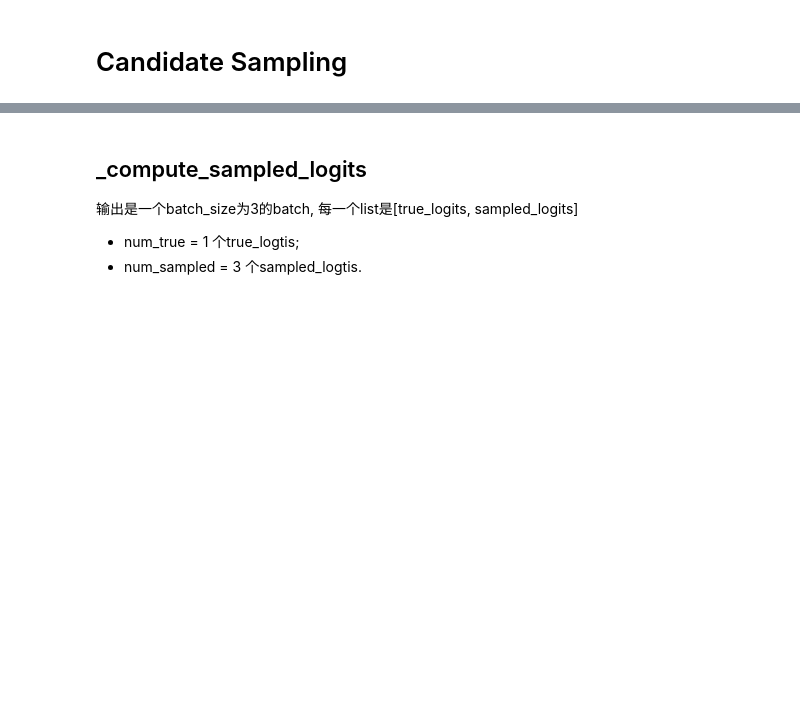
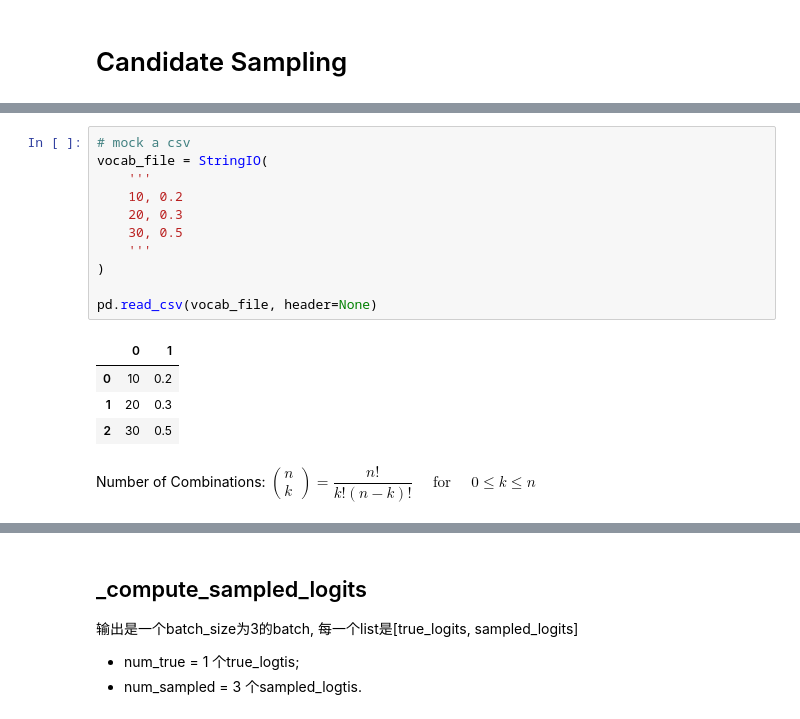
Before and after one commit to Chet-Sheng/python_sample_code, a Jupyter notebook: Tensorflow/0_Tensorflow_Base.ipynb, the cells around one changed output, grey strips where cells are left out. Saved outputs shown, nothing was run; the diff lists cells and outputs as text; blank space fills up the shorter version.

```diff
--- a/Tensorflow/0_Tensorflow_Base.ipynb
+++ b/Tensorflow/0_Tensorflow_Base.ipynb
@@ -437,0 +439,18 @@ labels_matrix = tf.reshape(tf.constant([1, 2, 3, 4], dtype=tf.int64), [-1, 1])
+# %%
+# mock a csv
+vocab_file = StringIO(
+    '''
+    10, 0.2
+    20, 0.3
+    30, 0.5
+    '''
+)
+
+pd.read_csv(vocab_file, header=None)
+# %% [output]
+|  | 0 | 1 |
+| 0 | 10 | 0.2 |
+| 1 | 20 | 0.3 |
+| 2 | 30 | 0.5 |
+# %% [markdown]
+Number of Combinations: $\left( \begin{array} { l } { n } \\ { k } \end{array} \right) = \dfrac { n ! } { k ! ( n - k ) ! } \quad \text { for } \quad 0 \leq k \leq n$
```
Also changed, not shown: parts of 21 cells of this notebook, 3 other files.
